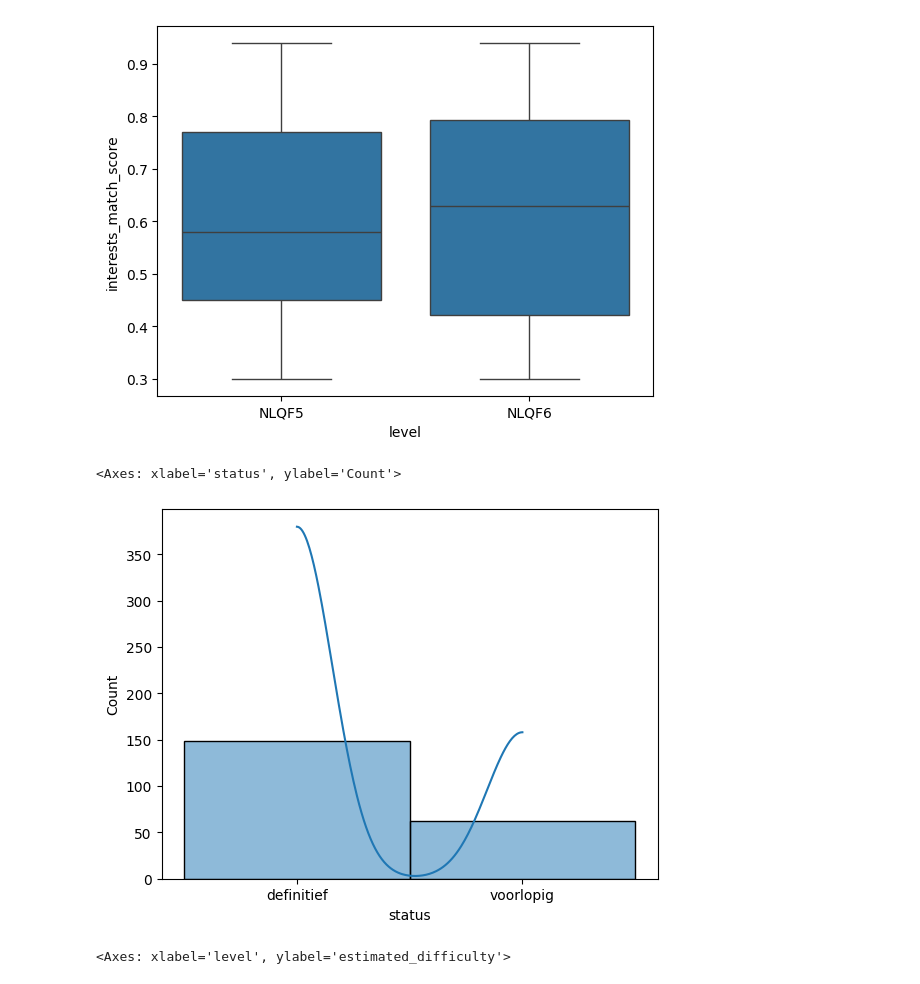
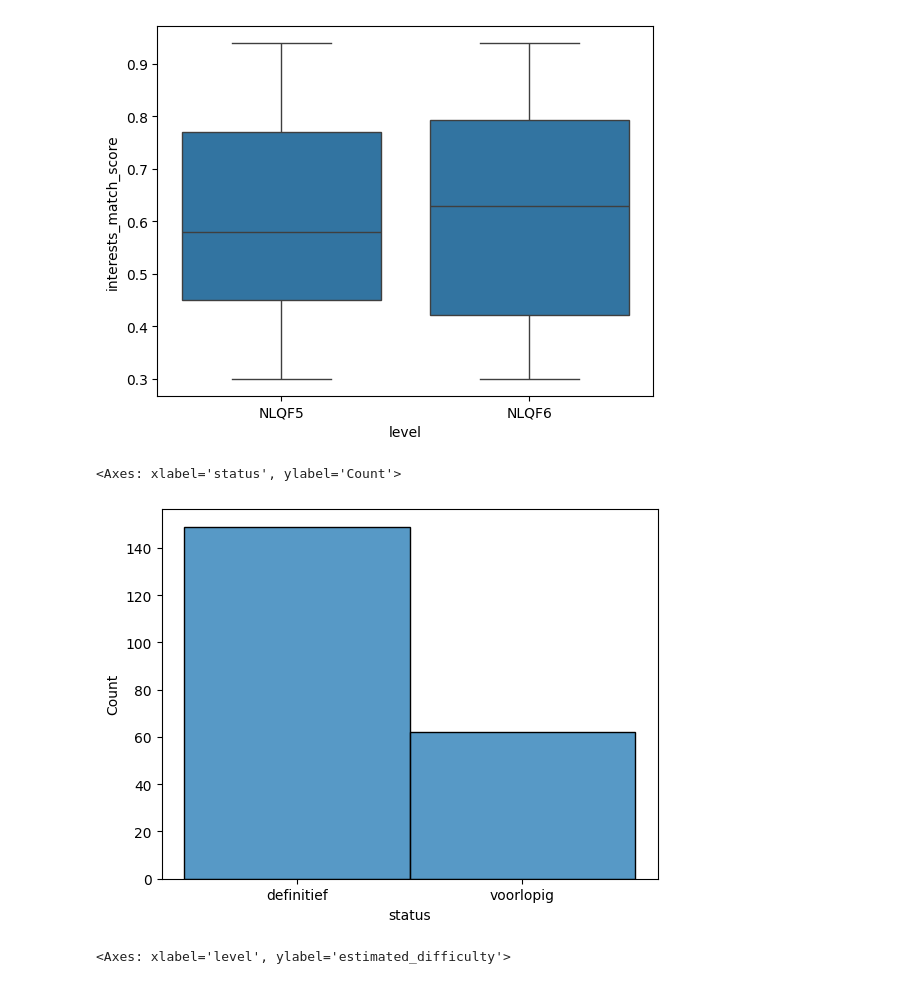
Before and after one commit to EnesT51/LU2-AI-Prototype, a Jupyter notebook: AI-PoC/AI_PoC.ipynb, the cells around one changed output. Drawn from its saved outputs; the diff is of its cells as text; code cells hidden in the pictures.

```diff
--- a/AI-PoC/AI_PoC.ipynb
+++ b/AI-PoC/AI_PoC.ipynb
@@ -131,10 +131,10 @@ sns.boxplot(x='level', y='interests_match_score', data=data_set_copy)
 <Axes: xlabel='level', ylabel='interests_match_score'>
 [figure]
 # %%
-sns.histplot(data_set_copy['status'].dropna(), bins=20, kde=True)
+sns.histplot(data_set_copy['status'].dropna(), bins=20)
 # %% [output]
 <Axes: xlabel='status', ylabel='Count'>
-[figure, old version]
+[figure, new version]
 # %%
 sns.barplot(x='level', y='estimated_difficulty', hue='status', data=data_set_copy)
 # %% [output]
```
